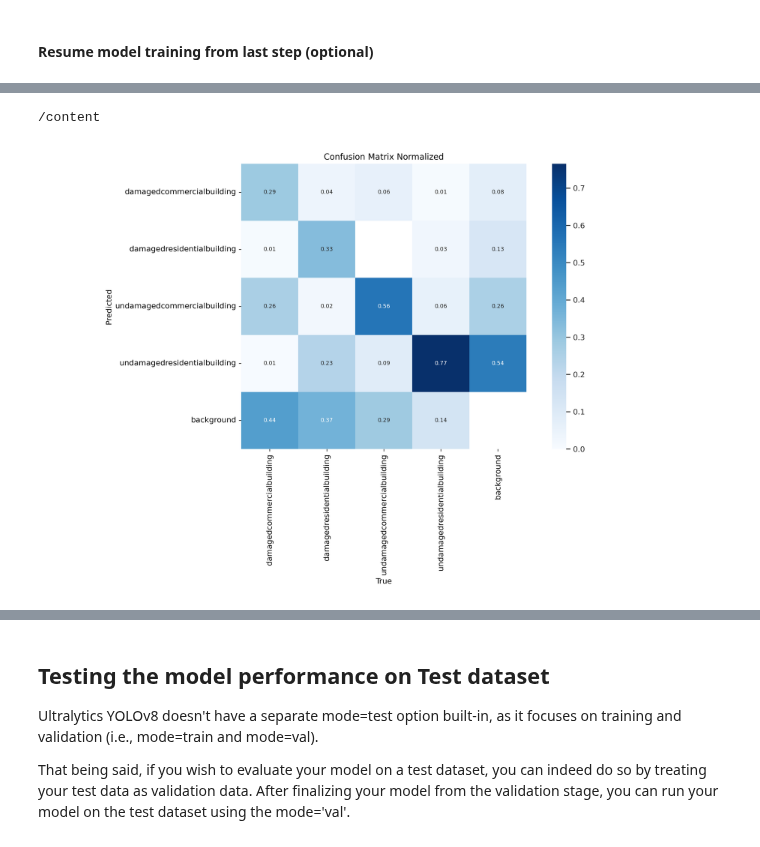
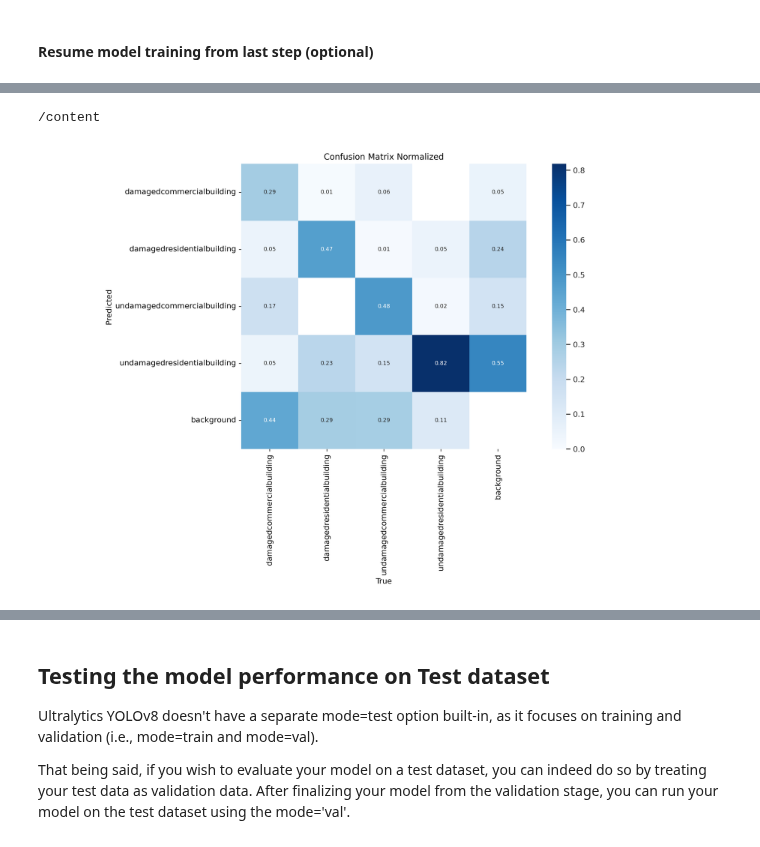
Before and after one commit to katcko/storm_damage_ey_challenge, a Jupyter notebook: notebooks/google_colab/explore_object_detection.ipynb, the cells around one changed output, grey strips where cells are left out. Cells and saved outputs as stored; diff of their text form; code cells hidden in the pictures.

```diff
--- a/notebooks/google_colab/explore_object_detection.ipynb
+++ b/notebooks/google_colab/explore_object_detection.ipynb
@@ -150,6 +215,6 @@ f'{HOME}/{project}/{name}/confusion_matrix_normalized.png'
 # %%
 %cd {HOME}
-Image(filename=f'{HOME}/{project}/{name}/confusion_matrix_normalized.png', width=600) # FIRST RUN: 20 epochs
+Image(filename=f'{HOME}/{project}/{name_train}/confusion_matrix_normalized.png', width=600)
 # %% [output]
 /content
-[figure, old version]
+[figure, new version]
```
Also changed, not shown: parts of 26 cells of this notebook.
